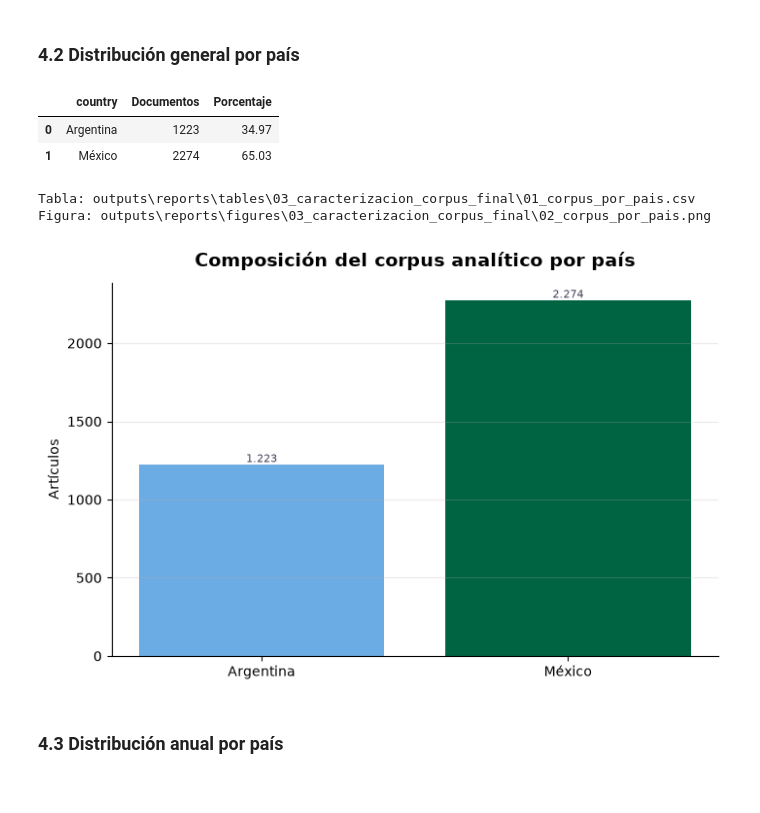
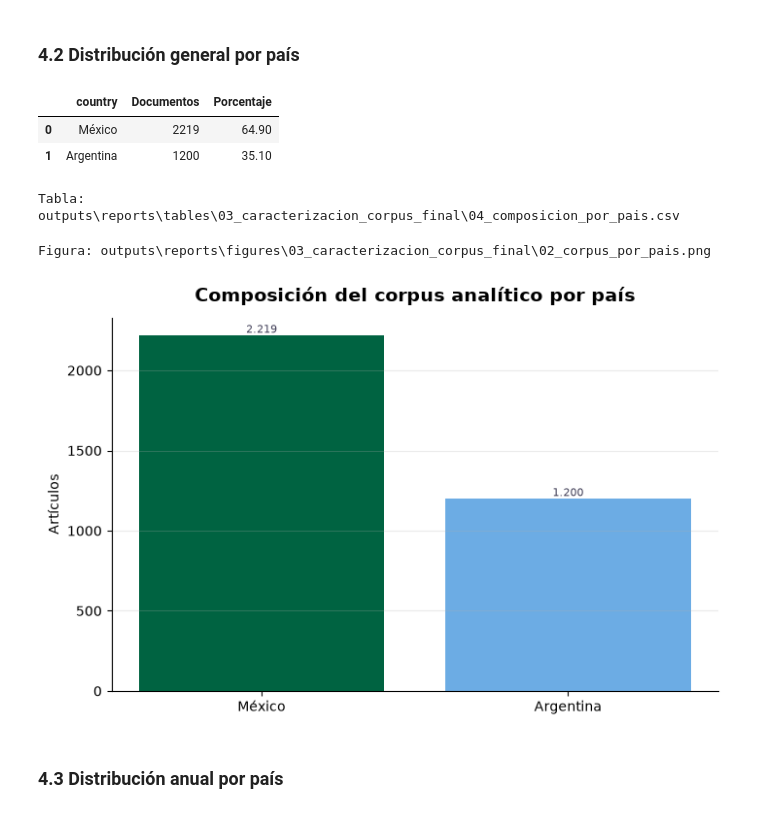
Before and after one commit to karenLS3/tfm-media-violence-analysis, a Jupyter notebook: notebooks/03_caracterizacion_corpus_final.ipynb, the cells around one changed output. Drawn from its saved outputs; the diff is of its cells as text; code cells hidden in the pictures.

```diff
--- a/notebooks/03_caracterizacion_corpus_final.ipynb
+++ b/notebooks/03_caracterizacion_corpus_final.ipynb
@@ -620,31 +626,61 @@ Figura: outputs\reports\figures\03_caracterizacion_corpus_final\02_composicion_c
 # %% [markdown]
 ### 4.2 Distribución general por país
+# %%
+country_summary = (
+    analysis_corpus
+    .groupby("country", as_index=False)
+    .size()
+    .rename(columns={"size": "Documentos"})
+)
+
+country_summary["Porcentaje"] = (
+    100
+    * country_summary["Documentos"]
+    / len(analysis_corpus)
+)
+
+country_summary = (
+    country_summary
+    .sort_values(
+        "Documentos",
+        ascending=False,
+    )
+    .reset_index(drop=True)
+)
+
+display(country_summary)
+
+# Control
+assert country_summary["Documentos"].sum() == len(analysis_corpus)
+assert np.isclose(
+    country_summary["Porcentaje"].sum(),
+    100.0,
+)
+
+save_table(
+    country_summary,
+    "04_composicion_por_pais.csv",
+)
+# %% [output]
+|  | country | Documentos | Porcentaje |
+| 0 | México | 2219 | 64.90 |
+| 1 | Argentina | 1200 | 35.10 |
+Tabla: outputs\reports\tables\03_caracterizacion_corpus_final\04_composicion_por_pais.csv
 # %%
-country_summary = articles_all.groupby("country", as_index=False).size().rename(
-    columns={"size": "Documentos"})
-country_summary["Porcentaje"] = 100 * \
-    country_summary["Documentos"]/len(articles_all)
-display(country_summary)
-save_table(country_summary.set_index("country"), "01_corpus_por_pais.csv")
-
 fig, ax = plt.subplots(figsize=(7.2, 4.7))
 bars = ax.bar(country_summary["country"], country_summary["Documentos"],
               color=[COUNTRY_COLORS.get(x, COLORS["quinary_500"]) for x in country_summary["country"]])
 label_bars(ax, bars)
 ax.set_title("Composición del corpus analítico por país",
              fontsize=14, fontweight="bold", pad=12)
 ax.set_ylabel("Artículos")
 clean_axes(ax)
 fig.tight_layout()
 save_figure(fig, "02_corpus_por_pais.png")
 plt.show()
 # %% [output]
-|  | country | Documentos | Porcentaje |
-| 0 | Argentina | 1223 | 34.97 |
-| 1 | México | 2274 | 65.03 |
-Tabla: outputs\reports\tables\03_caracterizacion_corpus_final\01_corpus_por_pais.csv
 Figura: outputs\reports\figures\03_caracterizacion_corpus_final\02_corpus_por_pais.png
-[figure, old version]
+[figure, new version]
 # %% [markdown]
 ### 4.3 Distribución anual por país
 # %%
```
Also changed, not shown: parts of 10 cells of this notebook.
